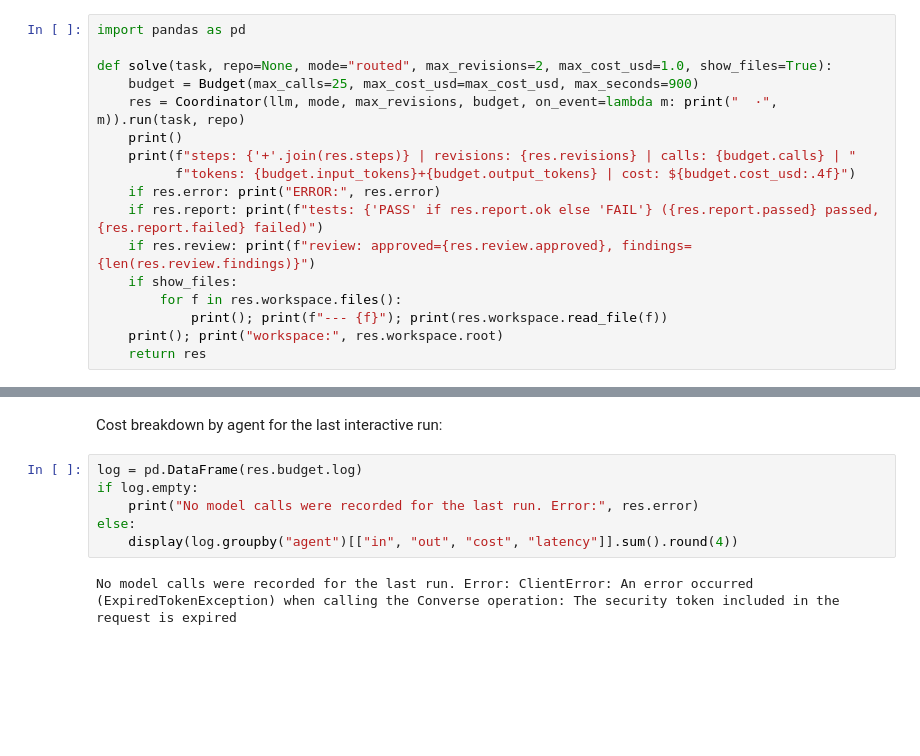
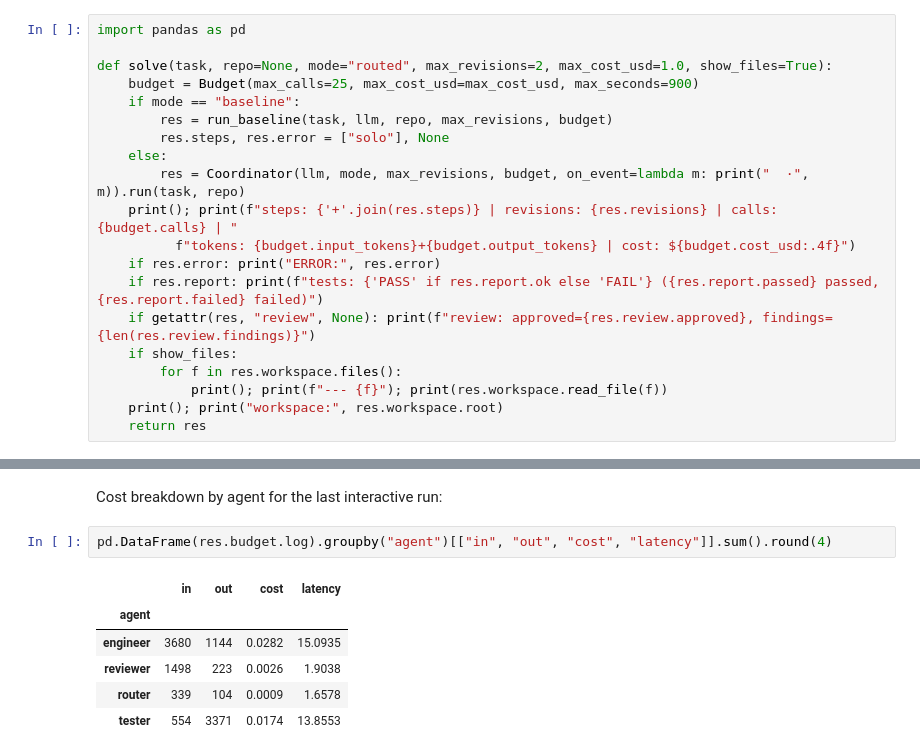
Before and after one commit to matisarm-avahi/Onboarding, a Jupyter notebook: final_project.ipynb, the cells around one changed output, grey strips where cells are left out. Saved outputs shown, nothing was run; the diff lists cells and outputs as text; blank space fills up the shorter version.

```diff
--- a/final_project.ipynb
+++ b/final_project.ipynb
@@ -25,13 +26,16 @@ import pandas as pd
 
 def solve(task, repo=None, mode="routed", max_revisions=2, max_cost_usd=1.0, show_files=True):
     budget = Budget(max_calls=25, max_cost_usd=max_cost_usd, max_seconds=900)
-    res = Coordinator(llm, mode, max_revisions, budget, on_event=lambda m: print("  ·", m)).run(task, repo)
-    print()
-    print(f"steps: {'+'.join(res.steps)} | revisions: {res.revisions} | calls: {budget.calls} | "
+    if mode == "baseline":
+        res = run_baseline(task, llm, repo, max_revisions, budget)
+        res.steps, res.error = ["solo"], None
+    else:
+        res = Coordinator(llm, mode, max_revisions, budget, on_event=lambda m: print("  ·", m)).run(task, repo)
+    print(); print(f"steps: {'+'.join(res.steps)} | revisions: {res.revisions} | calls: {budget.calls} | "
           f"tokens: {budget.input_tokens}+{budget.output_tokens} | cost: ${budget.cost_usd:.4f}")
     if res.error: print("ERROR:", res.error)
     if res.report: print(f"tests: {'PASS' if res.report.ok else 'FAIL'} ({res.report.passed} passed, {res.report.failed} failed)")
-    if res.review: print(f"review: approved={res.review.approved}, findings={len(res.review.findings)}")
+    if getattr(res, "review", None): print(f"review: approved={res.review.approved}, findings={len(res.review.findings)}")
     if show_files:
         for f in res.workspace.files():
             print(); print(f"--- {f}"); print(res.workspace.read_file(f))
@@ -125,10 +127,11 @@ plt.tight_layout(); plt.show()
 # %% [markdown]
 Cost breakdown by agent for the last interactive run:
 # %%
-log = pd.DataFrame(res.budget.log)
-if log.empty:
-    print("No model calls were recorded for the last run. Error:", res.error)
-else:
-    display(log.groupby("agent")[["in", "out", "cost", "latency"]].sum().round(4))
+pd.DataFrame(res.budget.log).groupby("agent")[["in", "out", "cost", "latency"]].sum().round(4)
 # %% [output]
-No model calls were recorded for the last run. Error: ClientError: An error occurred (ExpiredTokenException) when calling the Converse operation: The security token included in the request is expired
+|  | in | out | cost | latency |
+| agent |  |  |  |  |
+| engineer | 3680 | 1144 | 0.0282 | 15.0935 |
+| reviewer | 1498 | 223 | 0.0026 | 1.9038 |
+| router | 339 | 104 | 0.0009 | 1.6578 |
+| tester | 554 | 3371 | 0.0174 | 13.8553 |
```
Also changed, not shown: parts of 4 cells of this notebook, 1 other file.
